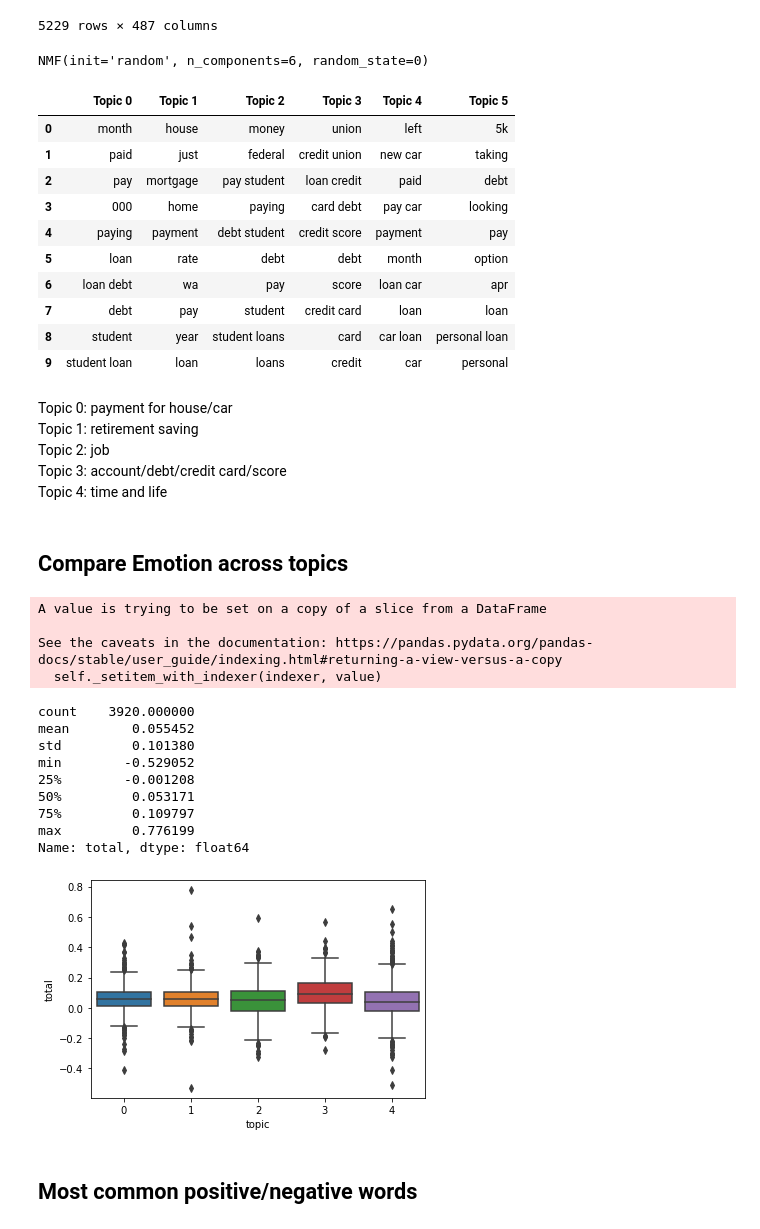
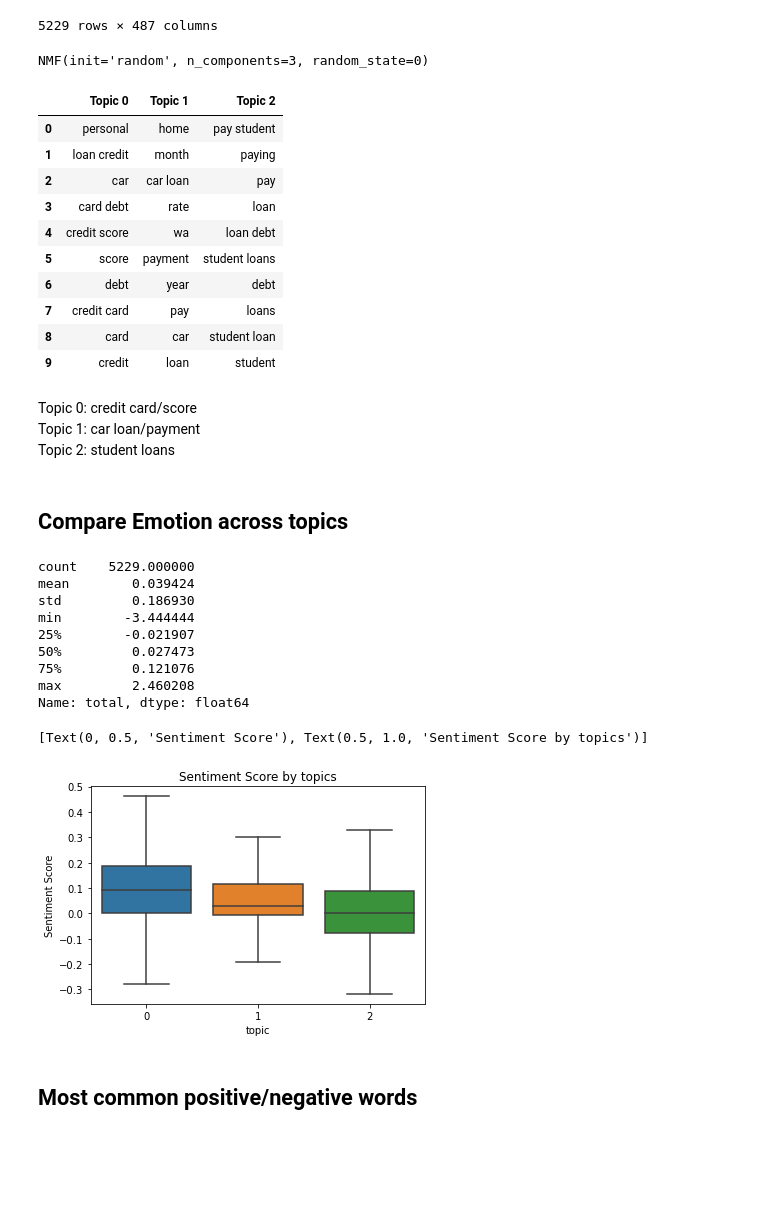
Before and after one commit to RyeInternational/Onomy, a Jupyter notebook: Reddit_dataset/TFidf_Topic_Modeling-loan.ipynb, the cells around one changed output. Cells and saved outputs as stored; diff of their text form; code cells hidden in the pictures; blank space fills up the shorter version.

```diff
--- a/Reddit_dataset/TFidf_Topic_Modeling-loan.ipynb
+++ b/Reddit_dataset/TFidf_Topic_Modeling-loan.ipynb
@@ -96,11 +96,11 @@ count_df1
 # %%
 from sklearn.decomposition import NMF
 
-model1=NMF(n_components=6,init="random",random_state=0)
+model1=NMF(n_components=3,init="random",random_state=0)
 model1.fit(count_df1)
 #model1.components_
 # %% [output]
-NMF(init='random', n_components=6, random_state=0)
+NMF(init='random', n_components=3, random_state=0)
 # %%
 import numpy as np
 def top_words(X, model, component, num_words):
@@ -119,29 +119,24 @@ def top_words(X, model, component, num_words):
 # %%
 topic1=pd.DataFrame({'Topic 0':top_words(count_df1, model1, 0, 10),
                    'Topic 1':top_words(count_df1, model1, 1, 10),
-                   'Topic 2':top_words(count_df1, model1, 2, 10),
-                   'Topic 3':top_words(count_df1, model1, 3, 10),
-                    'Topic 4':top_words(count_df1, model1, 4, 10),
-                    'Topic 5':top_words(count_df1, model1, 5, 10)})
+                   'Topic 2':top_words(count_df1, model1, 2, 10)})
 topic1
 # %% [output]
-|  | Topic 0 | Topic 1 | Topic 2 | Topic 3 | Topic 4 | Topic 5 |
-| 0 | month | house | money | union | left | 5k |
-| 1 | paid | just | federal | credit union | new car | taking |
-| 2 | pay | mortgage | pay student | loan credit | paid | debt |
-| 3 | 000 | home | paying | card debt | pay car | looking |
-| 4 | paying | payment | debt student | credit score | payment | pay |
-| 5 | loan | rate | debt | debt | month | option |
-| 6 | loan debt | wa | pay | score | loan car | apr |
-| 7 | debt | pay | student | credit card | loan | loan |
-| 8 | student | year | student loans | card | car loan | personal loan |
-| 9 | student loan | loan | loans | credit | car | personal |
+|  | Topic 0 | Topic 1 | Topic 2 |
+| 0 | personal | home | pay student |
+| 1 | loan credit | month | paying |
+| 2 | car | car loan | pay |
+| 3 | card debt | rate | loan |
+| 4 | credit score | wa | loan debt |
+| 5 | score | payment | student loans |
+| 6 | debt | year | debt |
+| 7 | credit card | pay | loans |
+| 8 | card | car | student loan |
+| 9 | credit | loan | student |
-# %% [markdown]
-Topic 0: payment for house/car \
-Topic 1: retirement saving \
-Topic 2: job \
-Topic 3: account/debt/credit card/score \
-Topic 4: time and life
+# %% [markdown]
+Topic 0: credit card/score \
+Topic 1: car loan/payment \
+Topic 2: student loans
 # %%
 W=model1.fit_transform(count_df1)
 L=[]
@@ -212,34 +207,31 @@ b['topic']=1
 c=sent_df(t2)
 c['topic']=2
 
-d=sent_df(t3)
-d['topic']=3
+# d=sent_df(t3)
+# d['topic']=3
 
-e=sent_df(t4)
-e['topic']=4
+# e=sent_df(t4)
+# e['topic']=4
-# %% [output]
-A value is trying to be set on a copy of a slice from a DataFrame
-
-See the caveats in the documentation: https://pandas.pydata.org/pandas-docs/stable/user_guide/indexing.html#returning-a-view-versus-a-copy
-  self._setitem_with_indexer(indexer, value)
 # %%
-final=pd.concat([a,b,c,d,e],axis=0)
+final=pd.concat([a,b,c],axis=0)
 final.total.describe()
 # %% [output]
-count    3920.000000
-mean        0.055452
-std         0.101380
-min        -0.529052
-25%        -0.001208
-50%         0.053171
-75%         0.109797
-max         0.776199
+count    5229.000000
+mean        0.039424
+std         0.186930
+min        -3.444444
+25%        -0.021907
+50%         0.027473
+75%         0.121076
+max         2.460208
 Name: total, dtype: float64
 # %%
 import seaborn as sns
-ax = sns.boxplot(x="topic", y="total", data=final)
+ax = sns.boxplot(x="topic", y="total", data=final,showfliers = False)
+ax.set(ylabel="Sentiment Score",title="Sentiment Score by topics")
 # %% [output]
+[Text(0, 0.5, 'Sentiment Score'), Text(0.5, 1.0, 'Sentiment Score by topics')]
-[figure, old version]
+[figure, new version]
 # %% [markdown]
 ## Most common positive/negative words
 # %%
```
Also changed, not shown: parts of 13 cells of this notebook, 6 other files.
